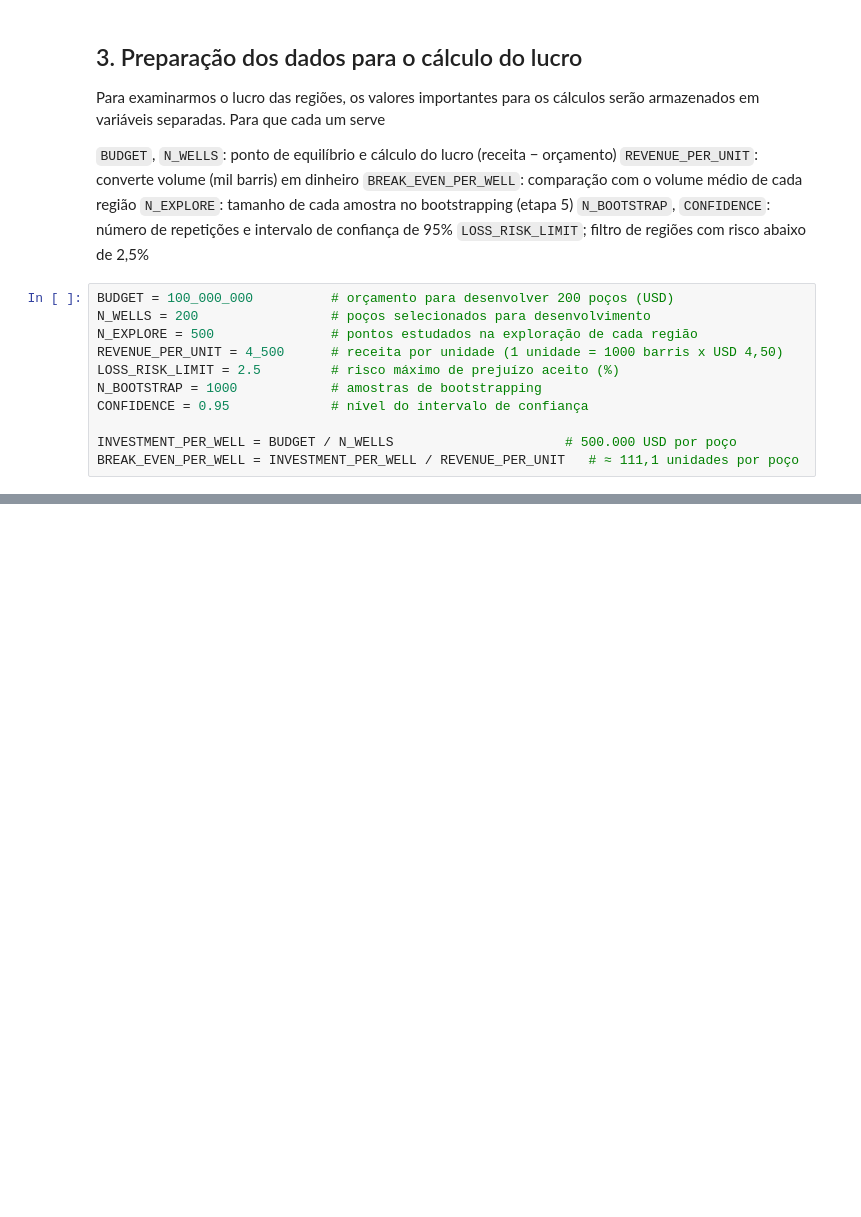
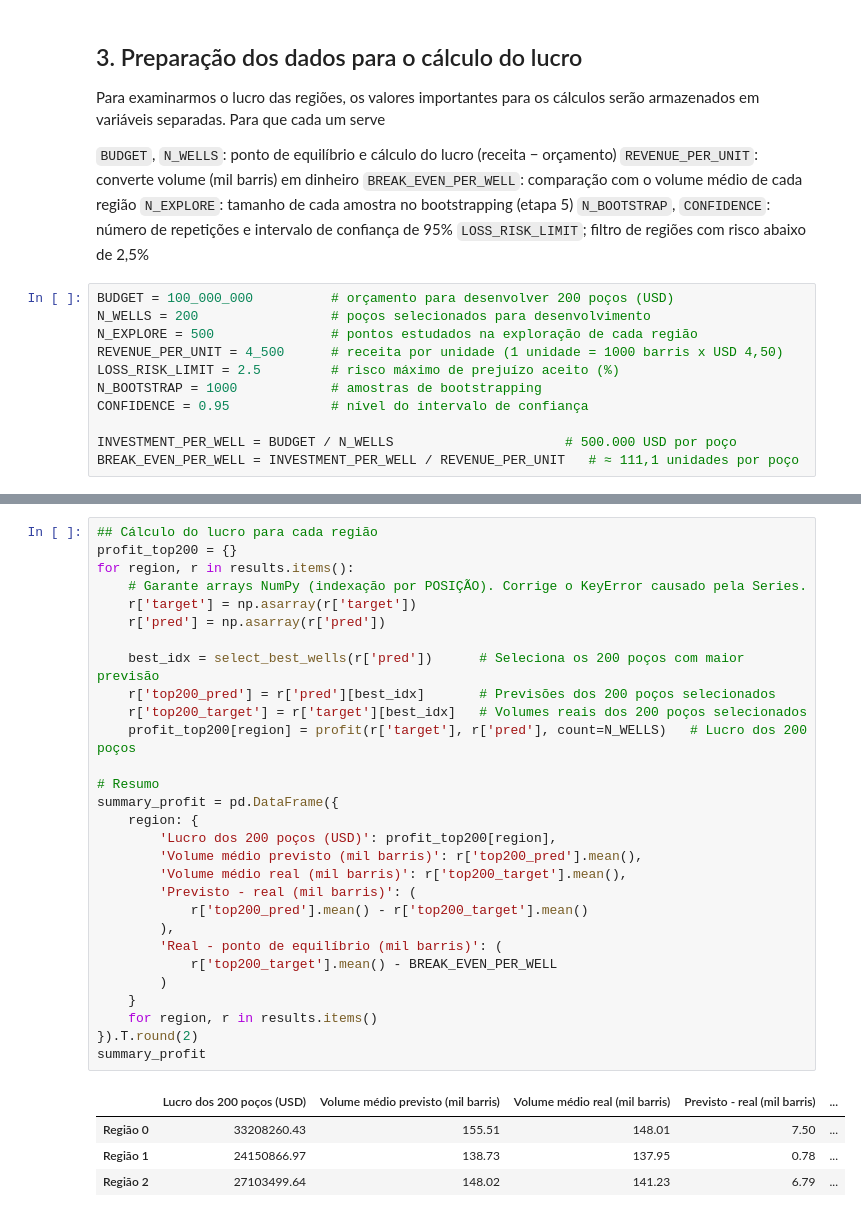
Before and after one commit to LarissaBotany/OilyGiant_s10_Project, a Jupyter notebook: Projeto_oilygiant_v0.ipynb, the cells around one changed output, grey strips where cells are left out. Cells and saved outputs as stored; diff of their text form; blank space fills up the shorter version.

```diff
--- a/Projeto_oilygiant_v0.ipynb
+++ b/Projeto_oilygiant_v0.ipynb
@@ -414,0 +464,34 @@ Para que a receita de 200 poços cubra os 100 milhões de dólares, cada poço p
+# %%
+## Cálculo do lucro para cada região
+profit_top200 = {}
+for region, r in results.items():
+    # Garante arrays NumPy (indexação por POSIÇÃO). Corrige o KeyError causado pela Series.
+    r['target'] = np.asarray(r['target'])
+    r['pred'] = np.asarray(r['pred'])
+
+    best_idx = select_best_wells(r['pred'])      # Seleciona os 200 poços com maior previsão
+    r['top200_pred'] = r['pred'][best_idx]       # Previsões dos 200 poços selecionados
+    r['top200_target'] = r['target'][best_idx]   # Volumes reais dos 200 poços selecionados
+    profit_top200[region] = profit(r['target'], r['pred'], count=N_WELLS)   # Lucro dos 200 poços
+
+# Resumo
+summary_profit = pd.DataFrame({
+    region: {
+        'Lucro dos 200 poços (USD)': profit_top200[region],
+        'Volume médio previsto (mil barris)': r['top200_pred'].mean(),
+        'Volume médio real (mil barris)': r['top200_target'].mean(),
+        'Previsto - real (mil barris)': (
+            r['top200_pred'].mean() - r['top200_target'].mean()
+        ),
+        'Real - ponto de equilíbrio (mil barris)': (
+            r['top200_target'].mean() - BREAK_EVEN_PER_WELL
+        )
+    }
+    for region, r in results.items()
+}).T.round(2)
+summary_profit
+# %% [output]
+|  | Lucro dos 200 poços (USD) | Volume médio previsto (mil barris) | Volume médio real (mil barris) | Previsto - real (mil barris) | ... |
+| Região 0 | 33208260.43 | 155.51 | 148.01 | 7.50 | ... |
+| Região 1 | 24150866.97 | 138.73 | 137.95 | 0.78 | ... |
+| Região 2 | 27103499.64 | 148.02 | 141.23 | 6.79 | ... |
```
Also changed, not shown: parts of 19 cells of this notebook, 2 other files.
